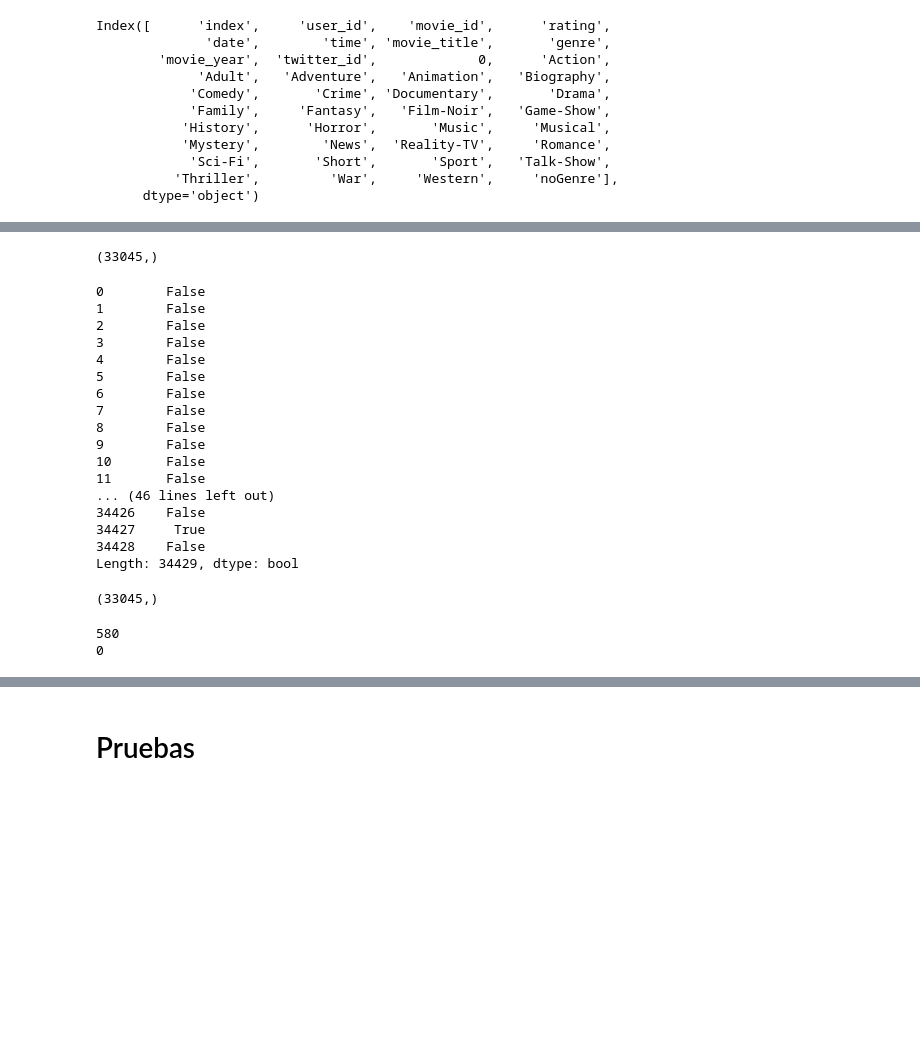
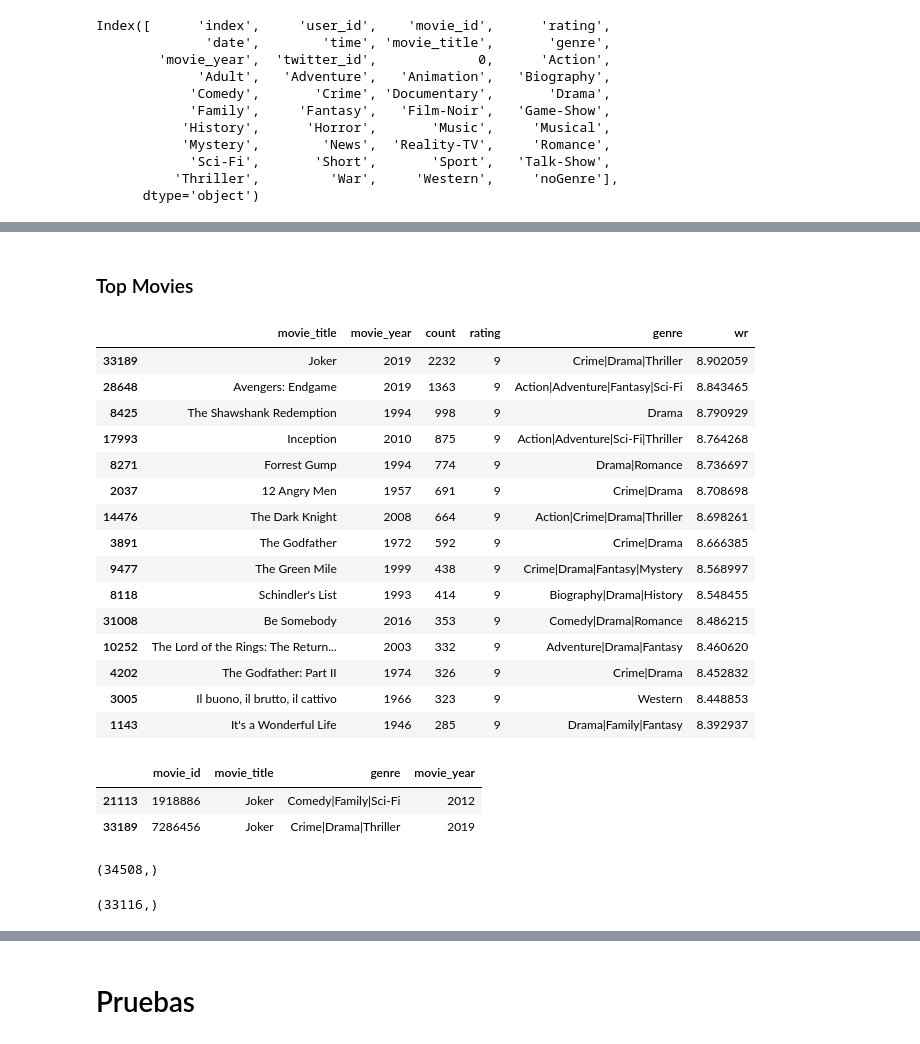
Before and after one commit to AlanItzep/Recommendation_System, a Jupyter notebook: twiter_movie_raiting.ipynb, the cells around one changed output, grey strips where cells are left out. Drawn from its saved outputs; the diff is of its cells as text; code cells hidden in the pictures; blank space fills up the shorter version.

```diff
--- a/twiter_movie_raiting.ipynb
+++ b/twiter_movie_raiting.ipynb
@@ -336,35 +471,46 @@ Index([      'index',     'user_id',    'movie_id',      'rating',
+# %%
+def weighted_rating(x):
+    V = x['count']
+    R = x['rating']
+    return (V/(V+m) * R) +(m/(m+V) * C)
+# %%
+qualified['wr'] = qualified.apply(weighted_rating, axis=1)
+# %%
+qualified = qualified.sort_values('wr', ascending = False).head(250)
+# %% [markdown]
+### Top Movies
+# %%
+qualified.head(15)
+# %% [output]
+|  | movie_title | movie_year | count | rating | genre | wr |
+| 33189 | Joker | 2019 | 2232 | 9 | Crime|Drama|Thriller | 8.902059 |
+| 28648 | Avengers: Endgame | 2019 | 1363 | 9 | Action|Adventure|Fantasy|Sci-Fi | 8.843465 |
+| 8425 | The Shawshank Redemption | 1994 | 998 | 9 | Drama | 8.790929 |
+| 17993 | Inception | 2010 | 875 | 9 | Action|Adventure|Sci-Fi|Thriller | 8.764268 |
+| 8271 | Forrest Gump | 1994 | 774 | 9 | Drama|Romance | 8.736697 |
+| 2037 | 12 Angry Men | 1957 | 691 | 9 | Crime|Drama | 8.708698 |
+| 14476 | The Dark Knight | 2008 | 664 | 9 | Action|Crime|Drama|Thriller | 8.698261 |
+| 3891 | The Godfather | 1972 | 592 | 9 | Crime|Drama | 8.666385 |
+| 9477 | The Green Mile | 1999 | 438 | 9 | Crime|Drama|Fantasy|Mystery | 8.568997 |
+| 8118 | Schindler's List | 1993 | 414 | 9 | Biography|Drama|History | 8.548455 |
+| 31008 | Be Somebody | 2016 | 353 | 9 | Comedy|Drama|Romance | 8.486215 |
+| 10252 | The Lord of the Rings: The Return... | 2003 | 332 | 9 | Adventure|Drama|Fantasy | 8.460620 |
+| 4202 | The Godfather: Part II | 1974 | 326 | 9 | Crime|Drama | 8.452832 |
+| 3005 | Il buono, il brutto, il cattivo | 1966 | 323 | 9 | Western | 8.448853 |
+| 1143 | It's a Wonderful Life | 1946 | 285 | 9 | Drama|Family|Fantasy | 8.392937 |
+# %%
+joker = itm_file['movie_title'] == 'Joker'
+df_joker = itm_file[joker]
+df_joker
+# %% [output]
+|  | movie_id | movie_title | genre | movie_year |
+| 21113 | 1918886 | Joker | Comedy|Family|Sci-Fi | 2012 |
+| 33189 | 7286456 | Joker | Crime|Drama|Thriller | 2019 |
+# %%
+itm_file['movie_id'].unique().shape
+# %% [output]
+(34508,)
 # %%
-itm_file.movie_title.unique().shape
+itm_file['movie_title'].unique().shape
 # %% [output]
-(33045,)
+(33116,)
-# %%
-itm_file.duplicated('movie_title')
-# %% [output]
-0        False
-1        False
-2        False
-3        False
-4        False
-5        False
-6        False
-7        False
-8        False
-9        False
-10       False
-11       False
-... (46 lines left out)
-34426    False
-34427     True
-34428    False
-Length: 34429, dtype: bool
-# %%
-result.movie_title.unique().shape
-# %% [output]
-(33045,)
-# %%
-col = ['Les Misérables','xx']
-for i in col:
-    print(result[result.movie_title == i].shape[0])
-# %% [output]
-580
-0
```
Also changed, not shown: parts of 57 cells of this notebook.
